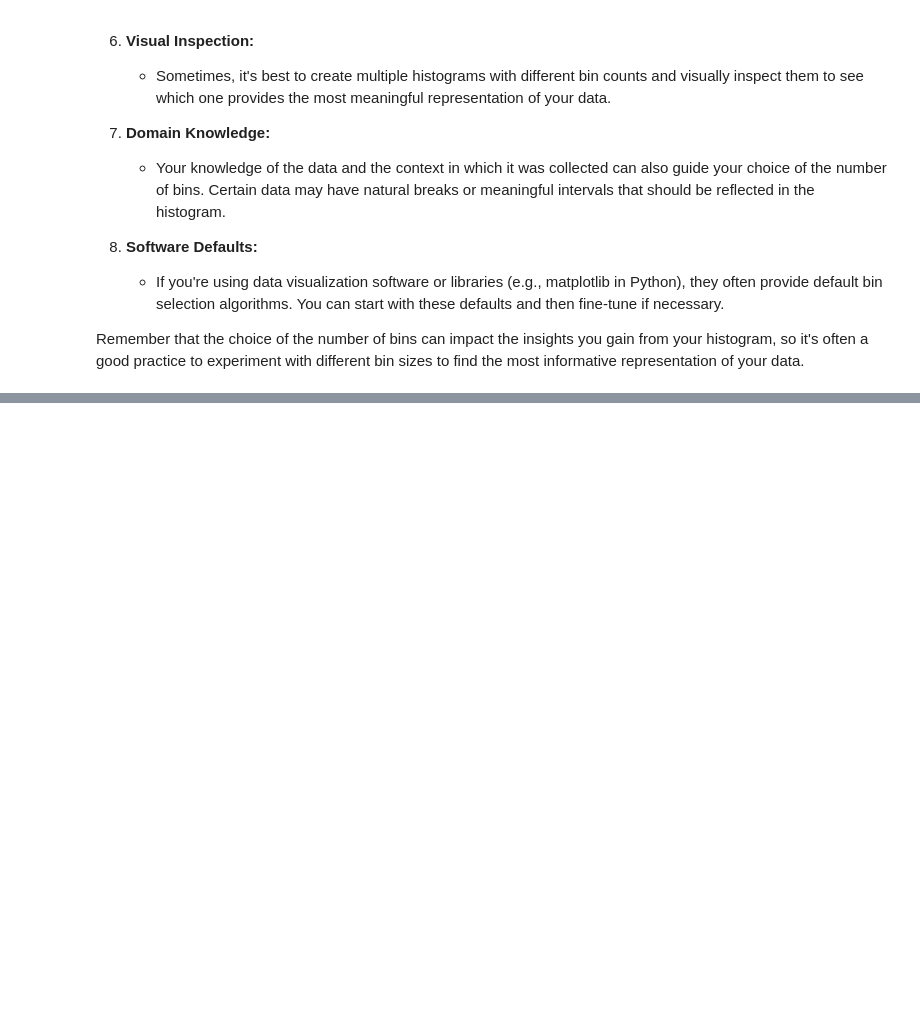
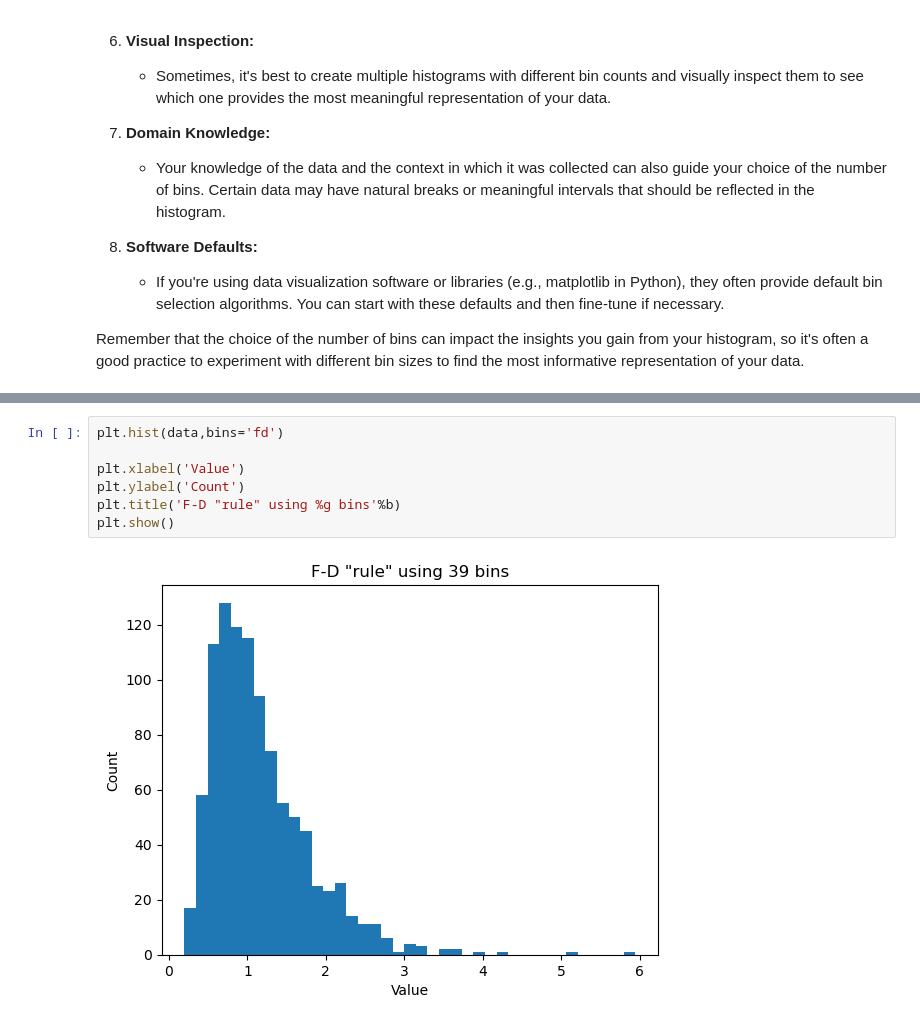
Before and after one commit to MahbubHossainFaisal/Data-Science, a Jupyter notebook: Statistics/Codes/11_Calculate_Bin_size_in_histogram.ipynb, the cells around one changed output, grey strips where cells are left out. Drawn from its saved outputs; the diff is of its cells as text; blank space fills up the shorter version.

```diff
--- a/Statistics/Codes/11_Calculate_Bin_size_in_histogram.ipynb
+++ b/Statistics/Codes/11_Calculate_Bin_size_in_histogram.ipynb
@@ -48,0 +93,9 @@ Remember that the choice of the number of bins can impact the insights you gain
+# %%
+plt.hist(data,bins='fd')
+
+plt.xlabel('Value')
+plt.ylabel('Count')
+plt.title('F-D "rule" using %g bins'%b)
+plt.show()
+# %% [output]
+[figure, added]
```
Also changed, not shown: parts of 8 cells of this notebook.
